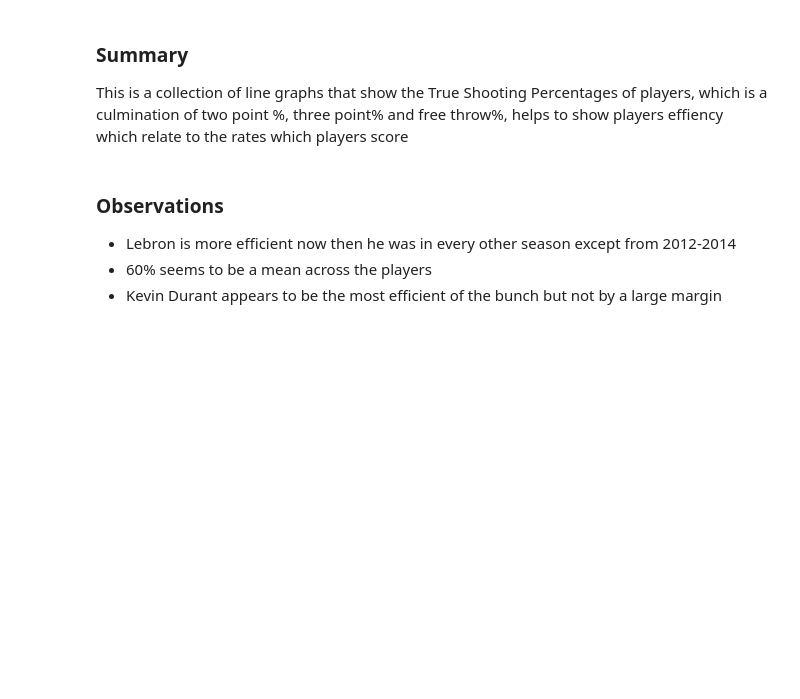
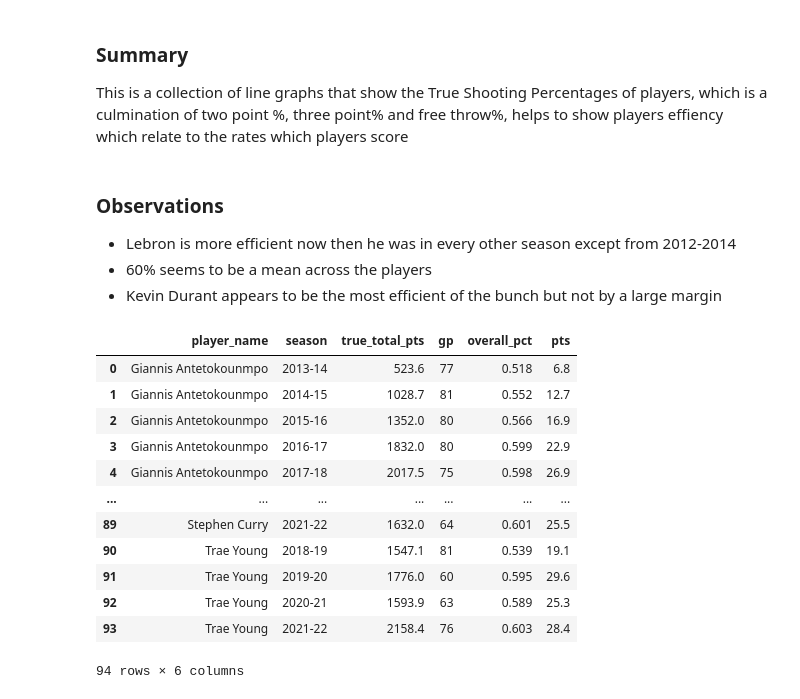
Before and after one commit to ubco-W2022T2-data301/project-group-group39, a Jupyter notebook: analysis/analysis1.ipynb, the cells around one changed output. Cells and saved outputs as stored; diff of their text form; code cells hidden in the pictures; blank space fills up the shorter version.

```diff
--- a/analysis/analysis1.ipynb
+++ b/analysis/analysis1.ipynb
@@ -174,3 +172,38 @@ This is a collection of line graphs that show the True Shooting Percentages of p
 - Lebron is more efficient now then he was in every other season except from 2012-2014
 - 60% seems to be a mean across the players
 - Kevin Durant appears to be the most efficient of the bunch but not by a large margin
+# %%
+import pandas as pd
+import os
+
+df = pd.read_csv("../data/raw/archive (2)/all_seasons.csv")
+df = df.loc[:, ["ts_pct", "pts", "player_name", "season", "gp"]]
+df = df.rename(columns={"ts_pct": "overall_pct"})
+df = df.dropna()
+players = ["Stephen Curry", "Giannis Antetokounmpo", "Luka Doncic", "Kevin Durant", "Nikola Jokic", "Joel Embiid", "LeBron James", "James Harden", "Trae Young", "Jayson Tatum"]
+df = df[df["player_name"].isin(players)]
+df["true_total_pts"] = df["pts"] * df["gp"]
+player_stats = df.groupby(["player_name", "season"]).agg({"true_total_pts": "sum", "gp": "sum", "overall_pct": "mean", "pts": "mean"}).reset_index()
+
+
+output_dir = os.path.expanduser("/Users/Adam/Desktop/Data301/project-group-group39/data/processed")
+output_filename = "player_stats.csv"
+output_path = os.path.join(output_dir, output_filename)
+
+player_stats.to_csv(output_path, index=False)
+
+player_stats
+# %% [output]
+|  | player_name | season | true_total_pts | gp | overall_pct | pts |
+| 0 | Giannis Antetokounmpo | 2013-14 | 523.6 | 77 | 0.518 | 6.8 |
+| 1 | Giannis Antetokounmpo | 2014-15 | 1028.7 | 81 | 0.552 | 12.7 |
+| 2 | Giannis Antetokounmpo | 2015-16 | 1352.0 | 80 | 0.566 | 16.9 |
+| 3 | Giannis Antetokounmpo | 2016-17 | 1832.0 | 80 | 0.599 | 22.9 |
+| 4 | Giannis Antetokounmpo | 2017-18 | 2017.5 | 75 | 0.598 | 26.9 |
+| ... | ... | ... | ... | ... | ... | ... |
+| 89 | Stephen Curry | 2021-22 | 1632.0 | 64 | 0.601 | 25.5 |
+| 90 | Trae Young | 2018-19 | 1547.1 | 81 | 0.539 | 19.1 |
+| 91 | Trae Young | 2019-20 | 1776.0 | 60 | 0.595 | 29.6 |
+| 92 | Trae Young | 2020-21 | 1593.9 | 63 | 0.589 | 25.3 |
+| 93 | Trae Young | 2021-22 | 2158.4 | 76 | 0.603 | 28.4 |
+94 rows × 6 columns
```
Also changed, not shown: parts of 8 cells of this notebook.
